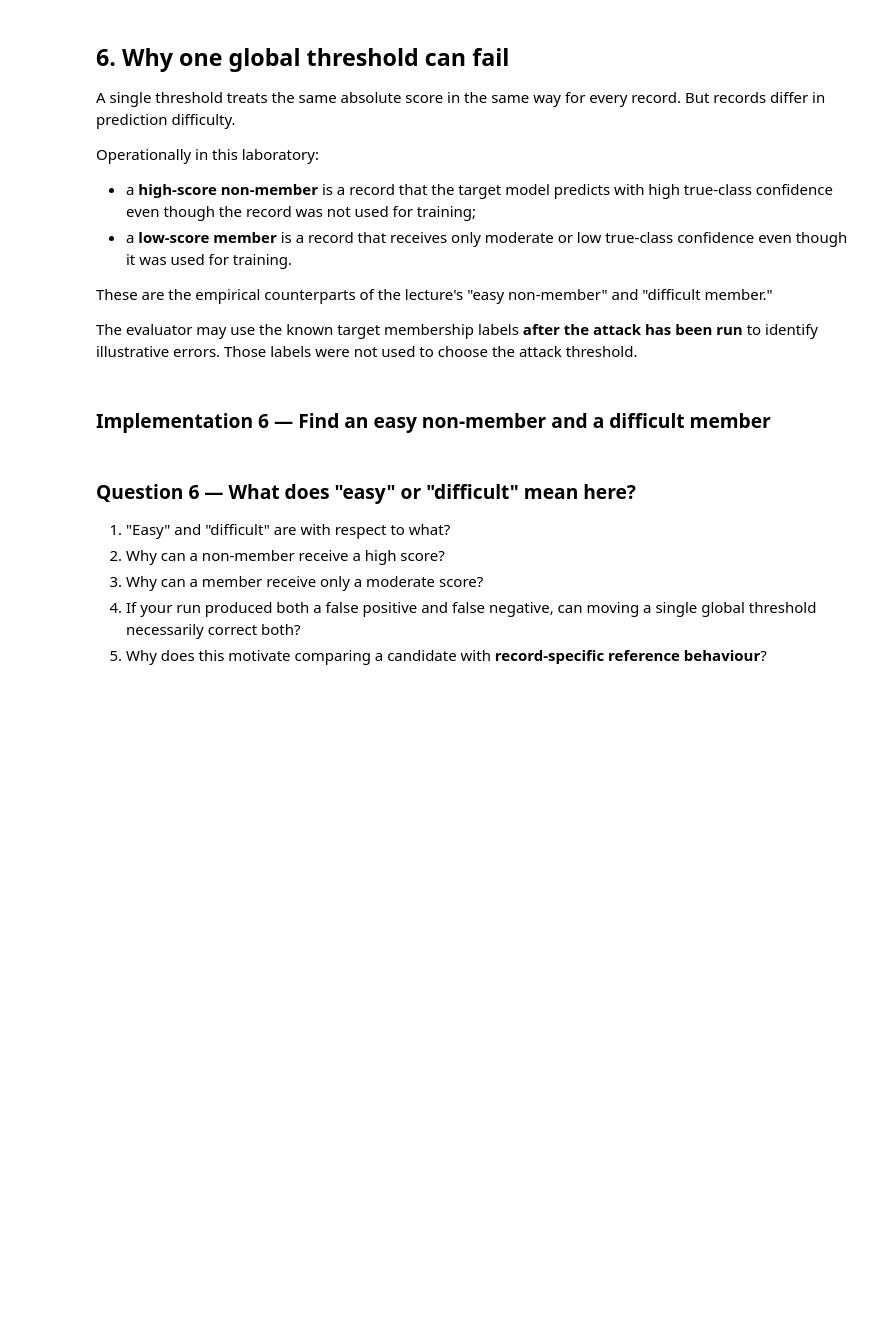
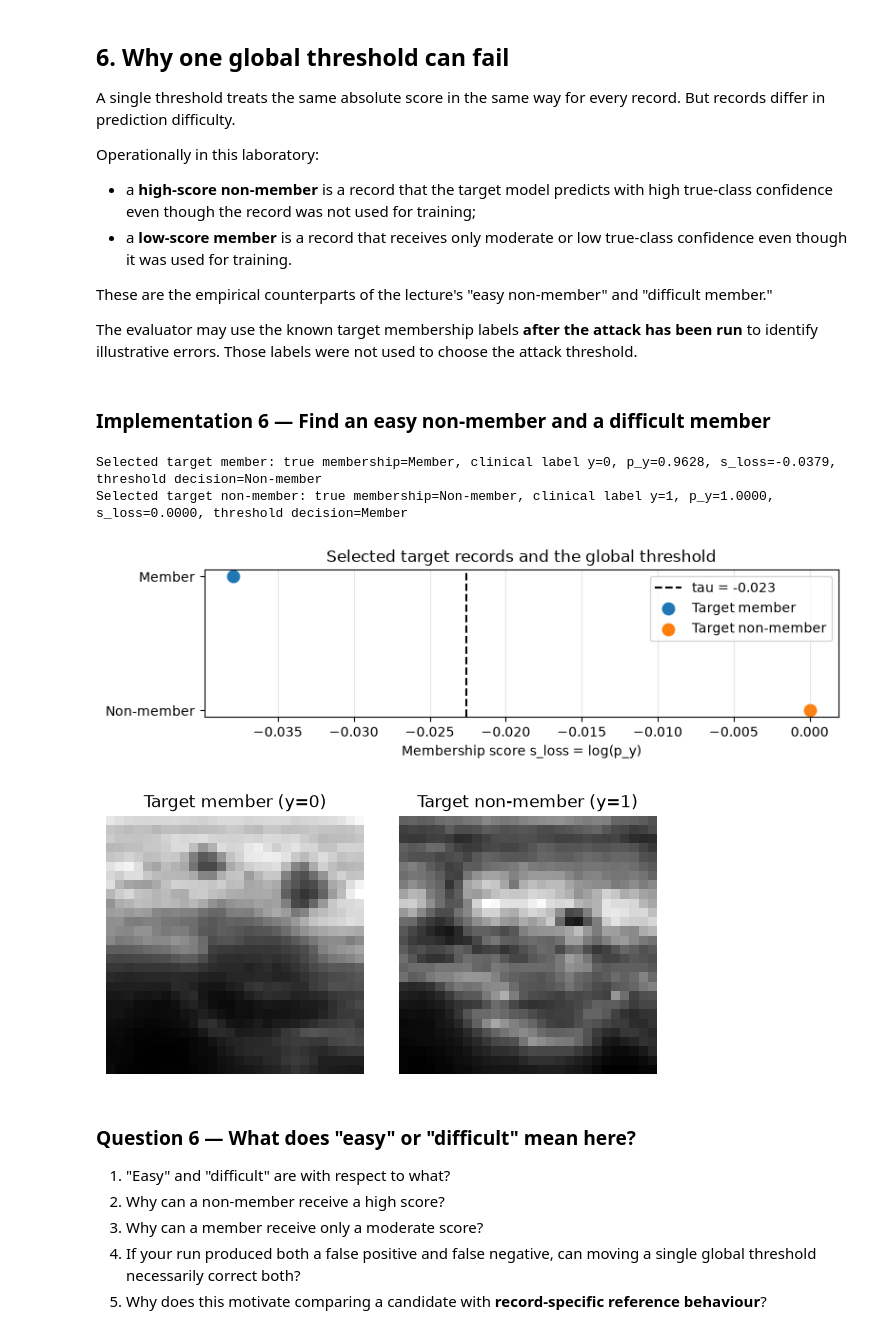
Before and after one commit to bonivalyvan/ML-Trainning-and-evaluation, a Jupyter notebook: Memberships Inference Attacks/Membership_Inference_Medical_AI.ipynb, the cells around one changed output. Saved outputs shown, nothing was run; the diff lists cells and outputs as text; code cells hidden in the pictures; blank space fills up the shorter version.

Commit message:
Find an easy non-member and a difficult member

```diff
--- a/Memberships Inference Attacks/Membership_Inference_Medical_AI.ipynb
+++ b/Memberships Inference Attacks/Membership_Inference_Medical_AI.ipynb
@@ -1107,21 +1107,94 @@ The evaluator may use the known target membership labels **after the attack has
 # %%
 # 1. Using the fixed global threshold tau, find:
 #       - a target non-member with a high membership score;
 #       - a target member with a low membership score.
-#
+
+false_positive_indices = torch.where(target_nonmember_scores >= tau)[0]
+false_negative_indices = torch.where(target_member_scores < tau)[0]
+
 # 2. Prefer a false positive and false negative if they exist.
 #    If not, use the highest-scoring non-member and lowest-scoring member.
-#
+
+if len(false_positive_indices) > 0:
+    nonmember_index = false_positive_indices[
+        torch.argmax(target_nonmember_scores[false_positive_indices])
+    ].item()
+else:
+    nonmember_index = torch.argmax(target_nonmember_scores).item()
+
+if len(false_negative_indices) > 0:
+    member_index = false_negative_indices[
+        torch.argmin(target_member_scores[false_negative_indices])
+    ].item()
+else:
+    member_index = torch.argmin(target_member_scores).item()
+
+selected_scores = [target_member_scores[member_index].item(),target_nonmember_scores[nonmember_index].item(),]
+
+selected_labels = [target_train[1][member_index].item(),target_nonmember[1][nonmember_index].item(),]
+
+selected_images = [target_train[0][member_index].squeeze().cpu().numpy(),target_nonmember[0][nonmember_index].squeeze().cpu().numpy(),]
+
+true_memberships = ["Member", "Non-member"]
+decisions = [
+    "Member" if score >= tau else "Non-member"
+    for score in selected_scores
+]
+
 # 3. Display for both records:
 #       - true membership
 #       - clinical label y
 #       - p_y
 #       - s_loss = log(p_y)
 #       - global-threshold decision
 #
+
+for name, membership, label, score, decision in zip(
+    ["Selected target member", "Selected target non-member"],
+    true_memberships,
+    selected_labels,
+    selected_scores,
+    decisions,
+):
+    print(
+        f"{name}: true membership={membership}, clinical label y={label}, "
+        f"p_y={np.exp(score):.4f}, s_loss={score:.4f}, "
+        f"threshold decision={decision}"
+    )
+
 # 4. Plot both scores on one horizontal score axis with tau.
-#
+
+plt.figure(figsize=(8, 2.5))
+plt.axvline(tau, color="black", linestyle="--", label=f"tau = {tau:.3f}")
+plt.scatter(selected_scores[0], 1, label="Target member", s=80)
+plt.scatter(selected_scores[1], 0, label="Target non-member", s=80)
+plt.yticks([0, 1], ["Non-member", "Member"])
+plt.xlabel("Membership score s_loss = log(p_y)")
+plt.title("Selected target records and the global threshold")
+plt.grid(axis="x", alpha=0.3)
+plt.legend()
+plt.tight_layout()
+plt.show()
+
 # 5. Display the two medical images.
+
+fig, axes = plt.subplots(1, 2, figsize=(6, 3))
+
+axes[0].imshow(selected_images[0], cmap="gray")
+axes[0].set_title(f"Target member (y={selected_labels[0]})")
+axes[0].axis("off")
+
+axes[1].imshow(selected_images[1], cmap="gray")
+axes[1].set_title(f"Target non-member (y={selected_labels[1]})")
+axes[1].axis("off")
+
+plt.tight_layout()
+plt.show()
+# %% [output]
+Selected target member: true membership=Member, clinical label y=0, p_y=0.9628, s_loss=-0.0379, threshold decision=Non-member
+Selected target non-member: true membership=Non-member, clinical label y=1, p_y=1.0000, s_loss=0.0000, threshold decision=Member
+[figure, added]
+[figure, added]
 # %% [markdown]
 ### Question 6 — What does "easy" or "difficult" mean here?
 
```
Also changed, not shown: parts of 1 cell of this notebook.
